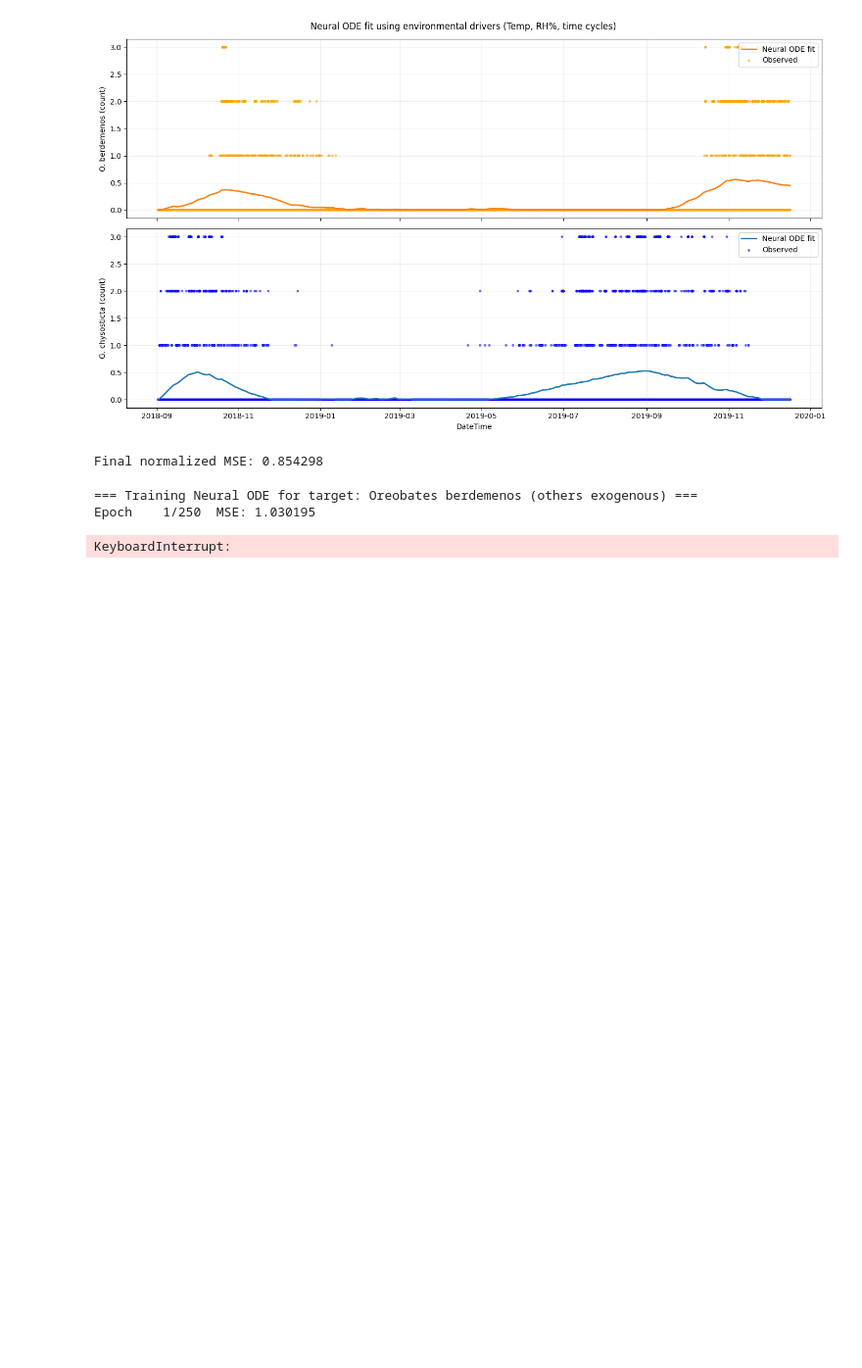
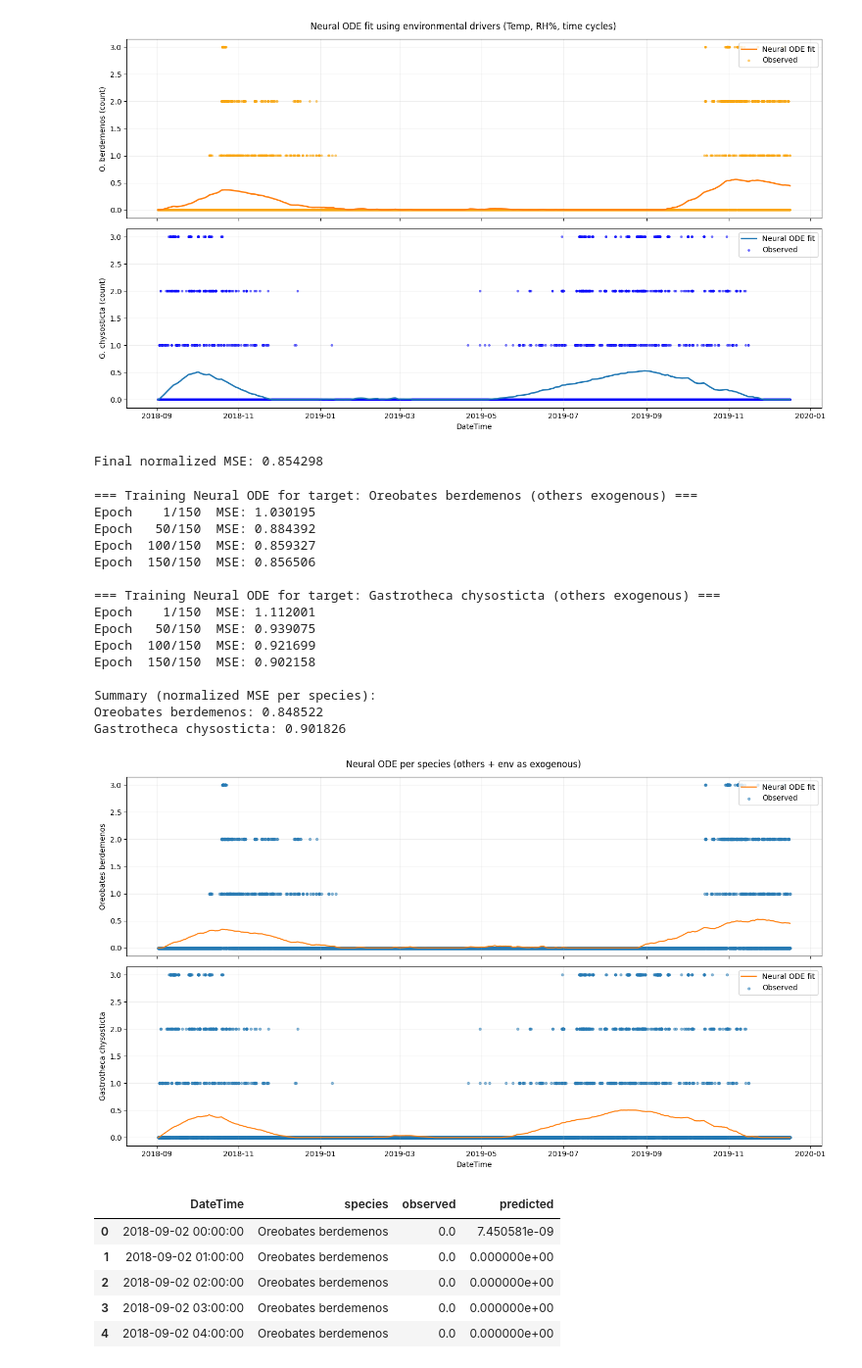
Before and after one commit to ash2d/yungas_aruna, a Jupyter notebook: helechos_node.ipynb, the cells around one changed output. Shown at 98% size. Saved outputs shown, nothing was run; the diff lists cells and outputs as text; code cells hidden in the pictures; blank space fills up the shorter version.

```diff
--- a/helechos_node.ipynb
+++ b/helechos_node.ipynb
@@ -777,7 +805,7 @@ for target in species_cols:
 
     optimizer = torch.optim.Adam(func.parameters(), lr=5e-3)
     loss_fn = nn.MSELoss()
-    epochs = 250
+    epochs = 150
 
     for ep in range(1, epochs+1):
         optimizer.zero_grad()
@@ -816,32 +844,51 @@ for target in species_cols:
         'predicted': Yhat
     }))
 
 # Combined predictions DataFrame
 predictions_df = pd.concat(predictions_collect, ignore_index=True)
 
 print("\nSummary (normalized MSE per species):")
 for k,v in results.items():
     print(f"{k}: {v['mse_norm']:.6f}")
 
 # Plot per-species fits
 n = len(species_cols)
 fig, axs = plt.subplots(n, 1, figsize=(14, 4*n), sharex=True)
 if n == 1: axs = [axs]
 time_index = df_base['DateTime'].values
 for ax, sp in zip(axs, species_cols):
     ax.plot(time_index, results[sp]['pred'], label='Neural ODE fit', color='tab:orange')
     ax.scatter(time_index, results[sp]['true'], s=10, alpha=0.5, color='tab:blue', label='Observed')
     ax.set_ylabel(sp)
     ax.grid(alpha=0.2)
     ax.legend(loc='upper right')
 axs[-1].set_xlabel("DateTime")
 fig.suptitle("Neural ODE per species (others + env as exogenous)")
 plt.tight_layout()
 plt.show()
 
 # predictions_df now holds long-format results
 predictions_df.head()
 # %% [output]
 === Training Neural ODE for target: Oreobates berdemenos (others exogenous) ===
-Epoch    1/250  MSE: 1.030195
+Epoch    1/150  MSE: 1.030195
+Epoch   50/150  MSE: 0.884392
+Epoch  100/150  MSE: 0.859327
+Epoch  150/150  MSE: 0.856506
+
+=== Training Neural ODE for target: Gastrotheca chysosticta (others exogenous) ===
+Epoch    1/150  MSE: 1.112001
+Epoch   50/150  MSE: 0.939075
+Epoch  100/150  MSE: 0.921699
+Epoch  150/150  MSE: 0.902158
+
+Summary (normalized MSE per species):
+Oreobates berdemenos: 0.848522
+Gastrotheca chysosticta: 0.901826
-KeyboardInterrupt:
+[figure, added]
+|  | DateTime | species | observed | predicted |
+| 0 | 2018-09-02 00:00:00 | Oreobates berdemenos | 0.0 | 7.450581e-09 |
+| 1 | 2018-09-02 01:00:00 | Oreobates berdemenos | 0.0 | 0.000000e+00 |
+| 2 | 2018-09-02 02:00:00 | Oreobates berdemenos | 0.0 | 0.000000e+00 |
+| 3 | 2018-09-02 03:00:00 | Oreobates berdemenos | 0.0 | 0.000000e+00 |
+| 4 | 2018-09-02 04:00:00 | Oreobates berdemenos | 0.0 | 0.000000e+00 |
```
Also changed, not shown: parts of 5 cells of this notebook.
